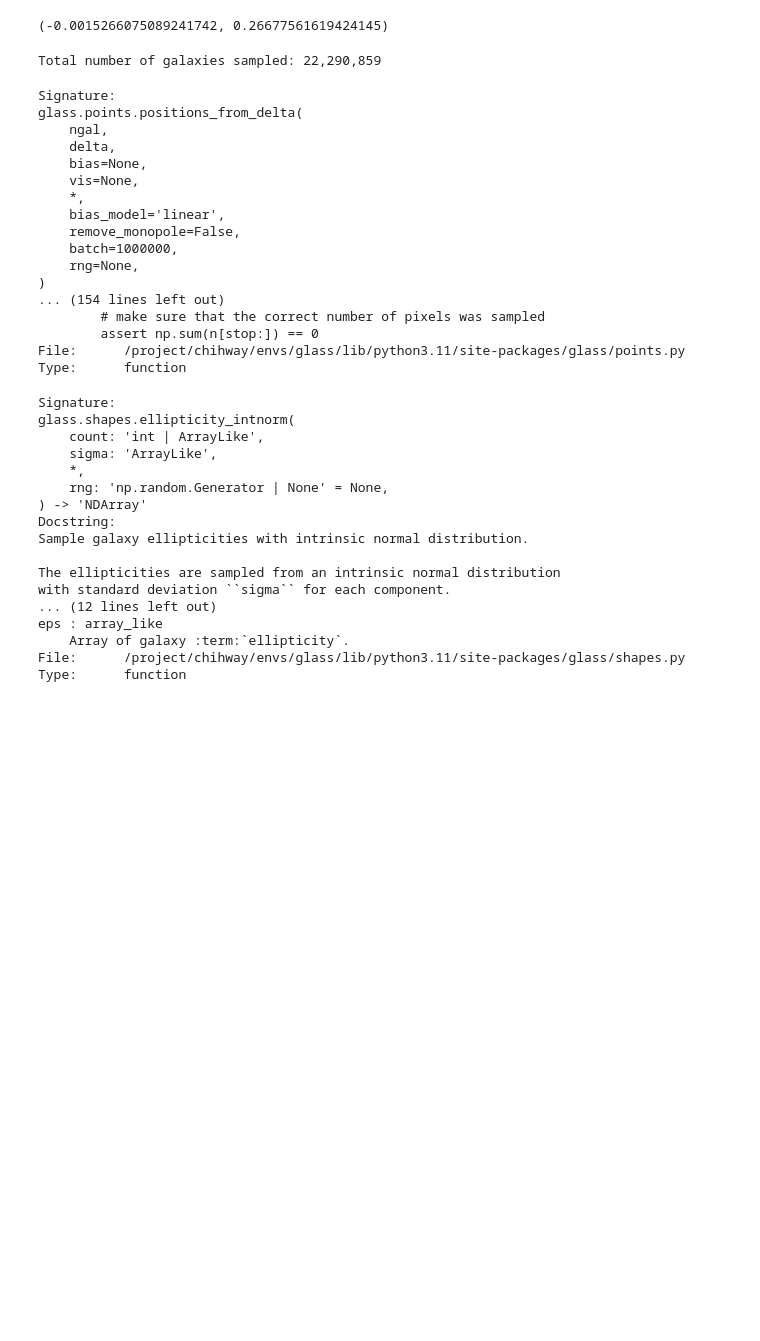
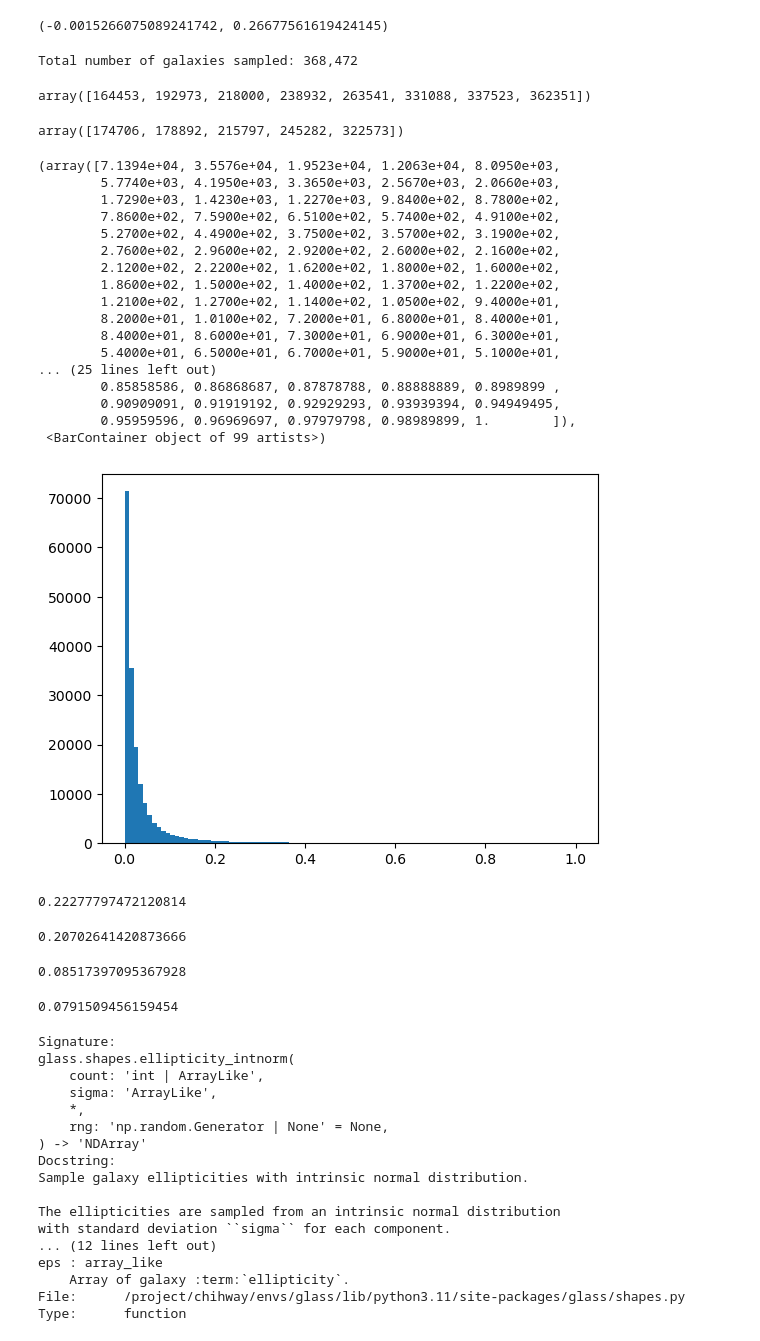
Before and after one commit to ShrihanSolo/glass_guide, a Jupyter notebook: examples/weak_lensing/stage4_survey.ipynb, the cells around one changed output. Drawn from its saved outputs; the diff is of its cells as text; code cells hidden in the pictures; blank space fills up the shorter version.

```diff
--- a/examples/weak_lensing/stage4_survey.ipynb
+++ b/examples/weak_lensing/stage4_survey.ipynb
@@ -40,7 +40,7 @@ zb = glass.shells.distance_grid(cosmo, 0., 3., dx=200.)
 ws = glass.shells.tophat_windows(zb)
 
 # compute the angular matter power spectra of the shells with CAMB
-cls = glass.ext.camb.matter_cls(pars, lmax, ws)
+cls = np.load('cls200_lmax1024.npy')
 
 # compute Gaussian cls for lognormal fields for 3 correlated shells
 # putting nside here means that the HEALPix pixel window function is applied
@@ -53,7 +53,7 @@ matter = glass.fields.generate_lognormal(gls, nside, ncorr=3)
 convergence = glass.lensing.MultiPlaneConvergence(cosmo)
 # %%
 # galaxy density (using 1/100 of the expected galaxy number density for Stage-IV)
-n_arcmin2 = 0.3
+n_arcmin2 = 0.01
 
 # true redshift distribution following a Smail distribution
 z = np.arange(0., 3., 0.01)
@@ -157,7 +157,7 @@ np.imag(gal_eps).mean(), np.imag(gal_eps).std()
 # we will store the catalogue as a structured numpy array, initially empty
 catalogue = np.empty(0, dtype=[('RA', float), ('DEC', float),
                                ('Z_TRUE', float), ('PHZ', float), ('ZBIN', int),
-                               ('G1', float), ('G2', float)])
+                               ('G1', float), ('G2', float), ('G1o', float), ('G2o', float)])
 
 # simulate the matter fields in the main loop, and build up the catalogue
 for i, delta_i in enumerate(matter):
@@ -201,33 +201,64 @@ for i, delta_i in enumerate(matter):
         rows['ZBIN'] = gal_zbin
         rows['G1'] = gal_she.real
         rows['G2'] = gal_she.imag
+        rows['G1o'] = gal_eps.real
+        rows['G2o'] = gal_eps.imag
 
         # add the new rows to the catalogue
         catalogue = np.append(catalogue, rows)
 
 print(f'Total number of galaxies sampled: {len(catalogue):,}')
 # %% [output]
-Total number of galaxies sampled: 22,290,859
+Total number of galaxies sampled: 368,472
-# %%
-glass.points.positions_from_delta??
-# %% [output]
-Signature:
-glass.points.positions_from_delta(
-    ngal,
-    delta,
-    bias=None,
-    vis=None,
-    *,
-    bias_model='linear',
-    remove_monopole=False,
-    batch=1000000,
-    rng=None,
-)
-... (154 lines left out)
-        # make sure that the correct number of pixels was sampled
-        assert np.sum(n[stop:]) == 0
-File:      /project/chihway/envs/glass/lib/python3.11/site-packages/glass/points.py
-Type:      function
+# %%
+diff_arr = np.abs((catalogue['G2o']-catalogue['G2']))/ catalogue['G2o']
+median_index = np.where(np.abs(diff_arr - 0.1 / np.sqrt(2)) < 1e-5)[0]
+median_index
+# %% [output]
+array([164453, 192973, 218000, 238932, 263541, 331088, 337523, 362351])
+# %%
+diff_arr = np.abs((catalogue['G1o']-catalogue['G1']))/ catalogue['G1o']
+median_index = np.where(np.abs(diff_arr - 0.1 / np.sqrt(2)) < 1e-5)[0]
+median_index
+# %% [output]
+array([174706, 178892, 215797, 245282, 322573])
+# %%
+plt.hist(diff_arr, bins = np.linspace(0, 1, 100))
+# %% [output]
+(array([7.1394e+04, 3.5576e+04, 1.9523e+04, 1.2063e+04, 8.0950e+03,
+        5.7740e+03, 4.1950e+03, 3.3650e+03, 2.5670e+03, 2.0660e+03,
+        1.7290e+03, 1.4230e+03, 1.2270e+03, 9.8400e+02, 8.7800e+02,
+        7.8600e+02, 7.5900e+02, 6.5100e+02, 5.7400e+02, 4.9100e+02,
+        5.2700e+02, 4.4900e+02, 3.7500e+02, 3.5700e+02, 3.1900e+02,
+        2.7600e+02, 2.9600e+02, 2.9200e+02, 2.6000e+02, 2.1600e+02,
+        2.1200e+02, 2.2200e+02, 1.6200e+02, 1.8000e+02, 1.6000e+02,
+        1.8600e+02, 1.5000e+02, 1.4000e+02, 1.3700e+02, 1.2200e+02,
+        1.2100e+02, 1.2700e+02, 1.1400e+02, 1.0500e+02, 9.4000e+01,
+        8.2000e+01, 1.0100e+02, 7.2000e+01, 6.8000e+01, 8.4000e+01,
+        8.4000e+01, 8.6000e+01, 7.3000e+01, 6.9000e+01, 6.3000e+01,
+        5.4000e+01, 6.5000e+01, 6.7000e+01, 5.9000e+01, 5.1000e+01,
+... (25 lines left out)
+        0.85858586, 0.86868687, 0.87878788, 0.88888889, 0.8989899 ,
+        0.90909091, 0.91919192, 0.92929293, 0.93939394, 0.94949495,
+        0.95959596, 0.96969697, 0.97979798, 0.98989899, 1.        ]),
+ <BarContainer object of 99 artists>)
+[figure, added]
+# %%
+catalogue['G1o'][215797]
+# %% [output]
+0.22277797472120814
+# %%
+catalogue['G1'][215797]
+# %% [output]
+0.20702641420873666
+# %%
+catalogue['G2o'][192973]
+# %% [output]
+0.08517397095367928
+# %%
+catalogue['G2'][192973]
+# %% [output]
+0.0791509456159454
 # %%
 glass.shapes.ellipticity_intnorm?
 # %% [output]
```
Also changed, not shown: parts of 1 cell of this notebook, 2 other files.
